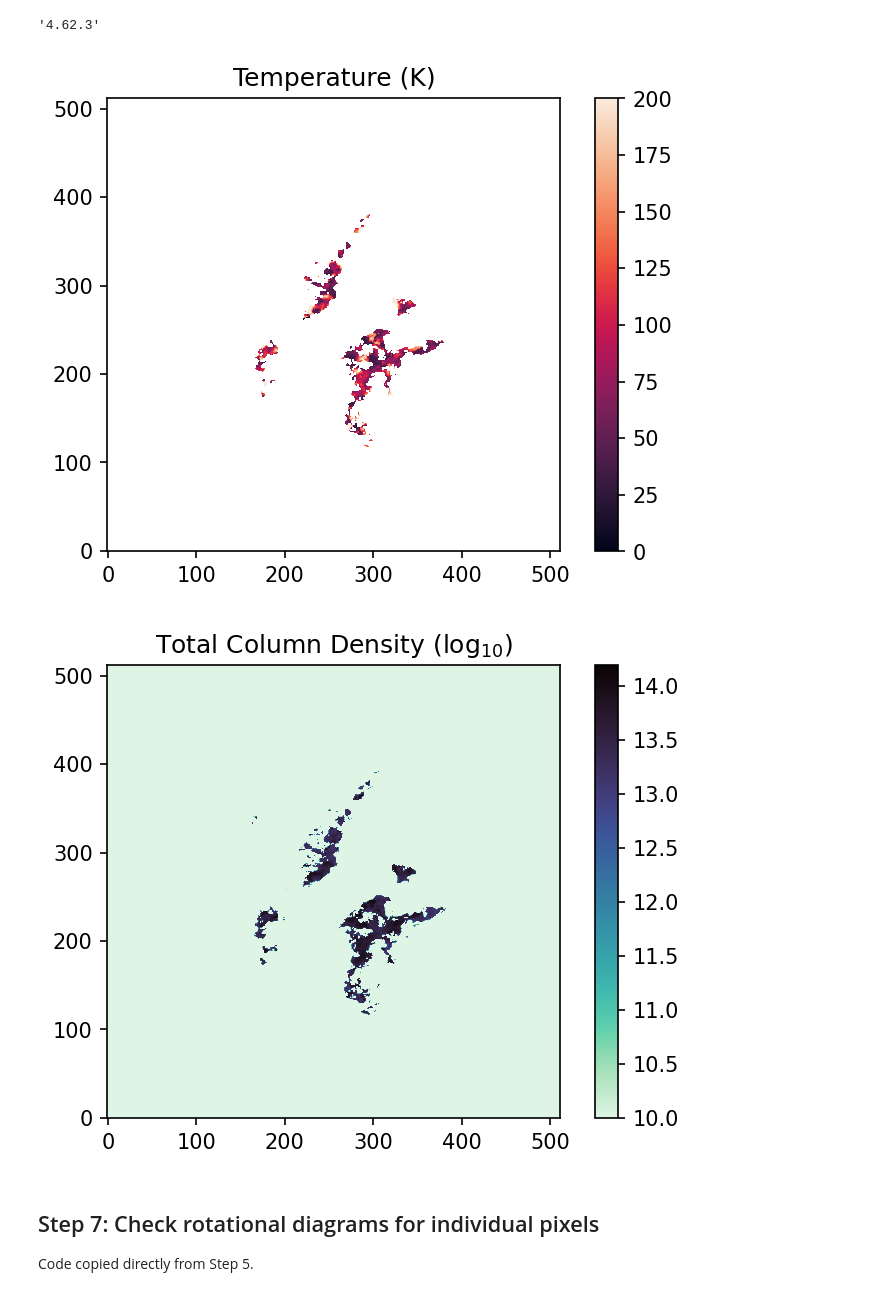
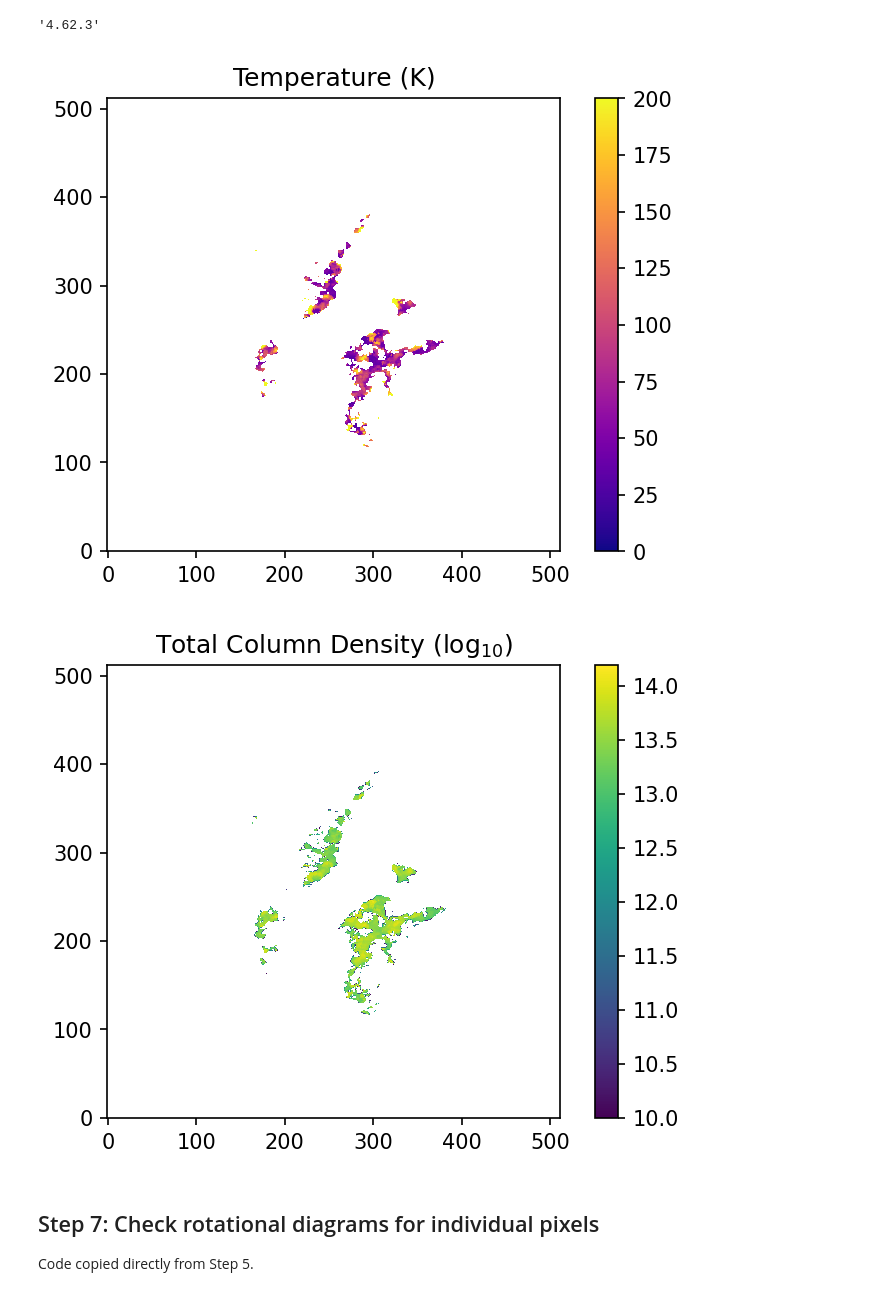
Before and after one commit to abulatek/brick, a Jupyter notebook: first_results/temperature_map/TemperatureMap_v1.ipynb, the cells around one changed output. Cells and saved outputs as stored; diff of their text form; code cells hidden in the pictures.

```diff
--- a/first_results/temperature_map/TemperatureMap_v1.ipynb
+++ b/first_results/temperature_map/TemperatureMap_v1.ipynb
@@ -275,21 +273,25 @@ import seaborn as sns
 # %%
 fig = plt.figure(dpi = display_dpi)
-rock = sns.color_palette("rocket", as_cmap=True)
-pl.imshow(temp_map.value, vmax=200, vmin=0, cmap = rock, origin='lower')
+# rock = sns.color_palette("rocket", as_cmap=True)
+cm = pl.matplotlib.cm.plasma.copy()
+cm.set_under('w') # Make sure the "zero" color is white
+pl.imshow(temp_map.value, vmax=200, vmin=0, cmap = cm, origin='lower')
 pl.title('Temperature (K)')
 pl.colorbar()
 pl.savefig("../figures/temp_map.pdf", dpi = 300, facecolor='w', edgecolor='w', bbox_inches='tight')
 # %% [output]
-[figure, old version]
+[figure, new version]
 # %%
 fig = plt.figure(dpi = display_dpi)
-mako_r = sns.color_palette("mako_r", as_cmap=True)
-pl.imshow(total_col_density_map, vmin=10, cmap = mako_r, origin='lower')
+# mako_r = sns.color_palette("mako_r", as_cmap=True)
+cm = pl.matplotlib.cm.viridis.copy()
+cm.set_under('w') # Make sure the "zero" color is white
+pl.imshow(total_col_density_map, vmin=10, cmap = cm, origin='lower')
 pl.title('Total Column Density ($\log_{10}$)')
 pl.colorbar()
 pl.savefig("../figures/coldens_map.pdf", dpi = 300, facecolor='w', edgecolor='w', bbox_inches='tight')
 # %% [output]
-[figure, old version]
+[figure, new version]
 # %% [markdown]
 ## Step 7: Check rotational diagrams for individual pixels
 Code copied directly from Step 5.
```
Also changed, not shown: parts of 1 cell of this notebook, 4 other files.
